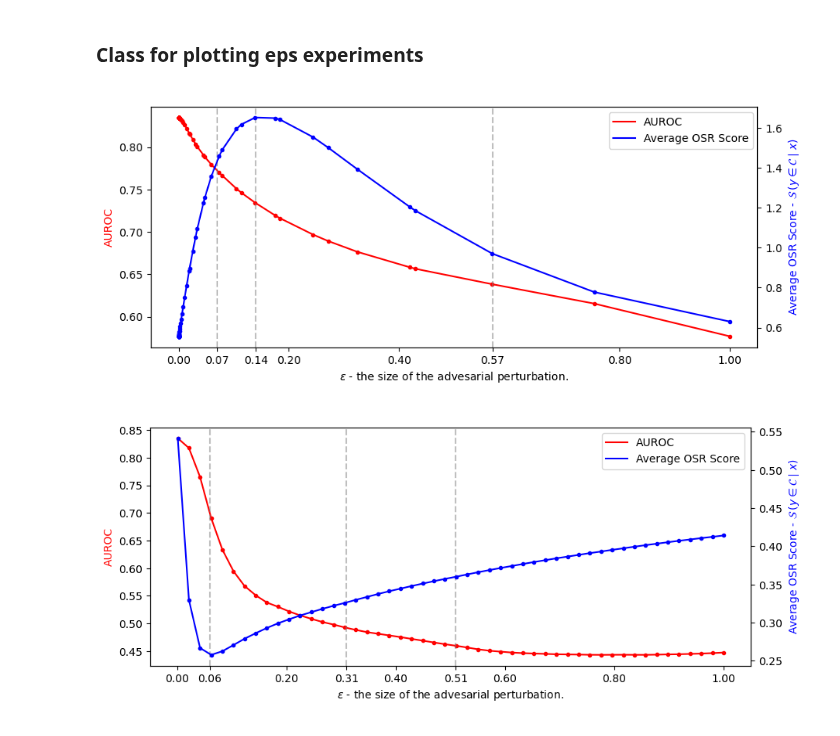
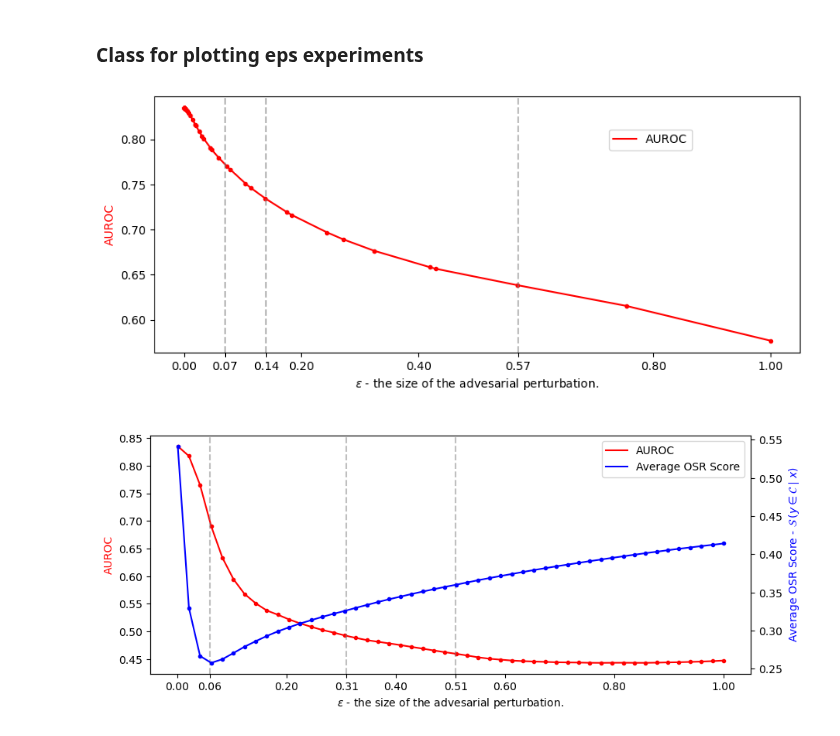
Before and after one commit to krellemand/bachelor_project, a Jupyter notebook: notebooks/visualizing_adv_attacks.ipynb, the cells around one changed output. Saved outputs shown, nothing was run; the diff lists cells and outputs as text; code cells hidden in the pictures.

Commit message:
Now we can choose which epsilon curves to plot.

```diff
--- a/notebooks/visualizing_adv_attacks.ipynb
+++ b/notebooks/visualizing_adv_attacks.ipynb
@@ -55,17 +55,20 @@ tin_goldfish = tin_dataset[9][0]
 ### Class for plotting eps experiments
 # %%
 class eps_experiment_plot():
-    def __init__(self, eps_figsize=(10,4), adv_figsize=(15,6)):
+    def __init__(self, eps_figsize=(10,4), adv_figsize=(15,6), which_lines='both'):
+        self.which_lines = which_lines
+
         eps_fig, eps_ax = plt.subplots(1,1, figsize=eps_figsize)
         self.fig = eps_fig
-
         self.ax1 = eps_ax
         self.ax1.set_xlabel('$\\epsilon$ - the size of the advesarial perturbation.')
         self.ax1.set_ylabel('AUROC', c='red')
-
-        self.ax2 = eps_ax.twinx()
-        self.ax2.set_ylabel('Average OSR Score - $\\mathcal{S}\\:(y\\in\\mathcal{C}\\mid x)$', c='blue')
-
+        if self.which_lines == 'both':
+            self.ax2 = eps_ax.twinx()
+            self.ax2.set_ylabel('Average OSR Score - $\\mathcal{S}\\:(y\\in\\mathcal{C}\\mid x)$', c='blue')
+        if self.which_lines == 'mls':
+            self.ax2 = self.ax1
+            self.ax2.set_ylabel('Average OSR Score - $\\mathcal{S}\\:(y\\in\\mathcal{C}\\mid x)$', c='blue')
         self.recent_eps = None
 
     def load_and_add_to_eps_plot(self, path_to_eps_dirs, split_num, balance=True):
@@ -73,11 +76,20 @@ class eps_experiment_plot():
         aurocs = [x[1] for x in roc_stats]
         self.recent_eps = eps
 
-        self.ax1.plot(eps, aurocs, c='red', label='AUROC')
-        self.ax1.scatter(eps, aurocs, c='red', marker='.')
+        if self.which_lines == 'both':
+            self.ax1.plot(eps, aurocs, c='red', label='AUROC')
+            self.ax1.scatter(eps, aurocs, c='red', marker='.')
 
-        self.ax2.plot(eps, avg_mls, c='blue', label='Average OSR Score')
-        self.ax2.scatter(eps, avg_mls, c='blue', marker='.')
+            self.ax2.plot(eps, avg_mls, c='blue', label='Average OSR Score')
+            self.ax2.scatter(eps, avg_mls, c='blue', marker='.')
+
+        if self.which_lines == 'AUROC':
+            self.ax1.plot(eps, aurocs, c='red', label='AUROC')
+            self.ax1.scatter(eps, aurocs, c='red', marker='.')
+
+        if self.which_lines == 'mls':
+            self.ax2.plot(eps, avg_mls, c='blue', label='Average OSR Score')
+            self.ax2.scatter(eps, avg_mls, c='blue', marker='.')
 
     def set_legend_and_highlight_eps(self, eps_idxs=[3, 10, -3], legend_loc=(0.72,0.8)):
         for i in eps_idxs:
@@ -88,19 +100,20 @@ class eps_experiment_plot():
         locs = [l for l in locs if not np.isclose(l, chosen_eps, rtol=0.0, atol=0.05).any()]
         locs += chosen_eps
         plt.xticks([round(l, 2) for l in locs])
-        self.fig.legend(loc=legend_loc)
+        if self.which_lines == 'both':
+            self.fig.legend(loc=legend_loc)
 
     def show_and_save(self, save_as=False):
         plt.show()
         if save_as:
             plt.savefig(root_dir + 'visualizations/'+ save_as + '.png', transparent=True, bbox_inches='tight')
 # %%
-eps_exp_1 = eps_experiment_plot()
+eps_exp_1 = eps_experiment_plot(which_lines='AUROC')
 eps_exp_1.load_and_add_to_eps_plot(root_dir + 'logits/tinyimagenet/fn/fgsm/', 0, True)
 eps_exp_1.set_legend_and_highlight_eps([-15, -11, -3])
 eps_exp_1.show_and_save()
 # %% [output]
-[figure, old version]
+[figure, new version]
 # %%
 eps_exp_2 = eps_experiment_plot()
 eps_exp_2.load_and_add_to_eps_plot(root_dir + 'logits/tinyimagenet/fp/fgsm/two_norm/', 0, True)
```
